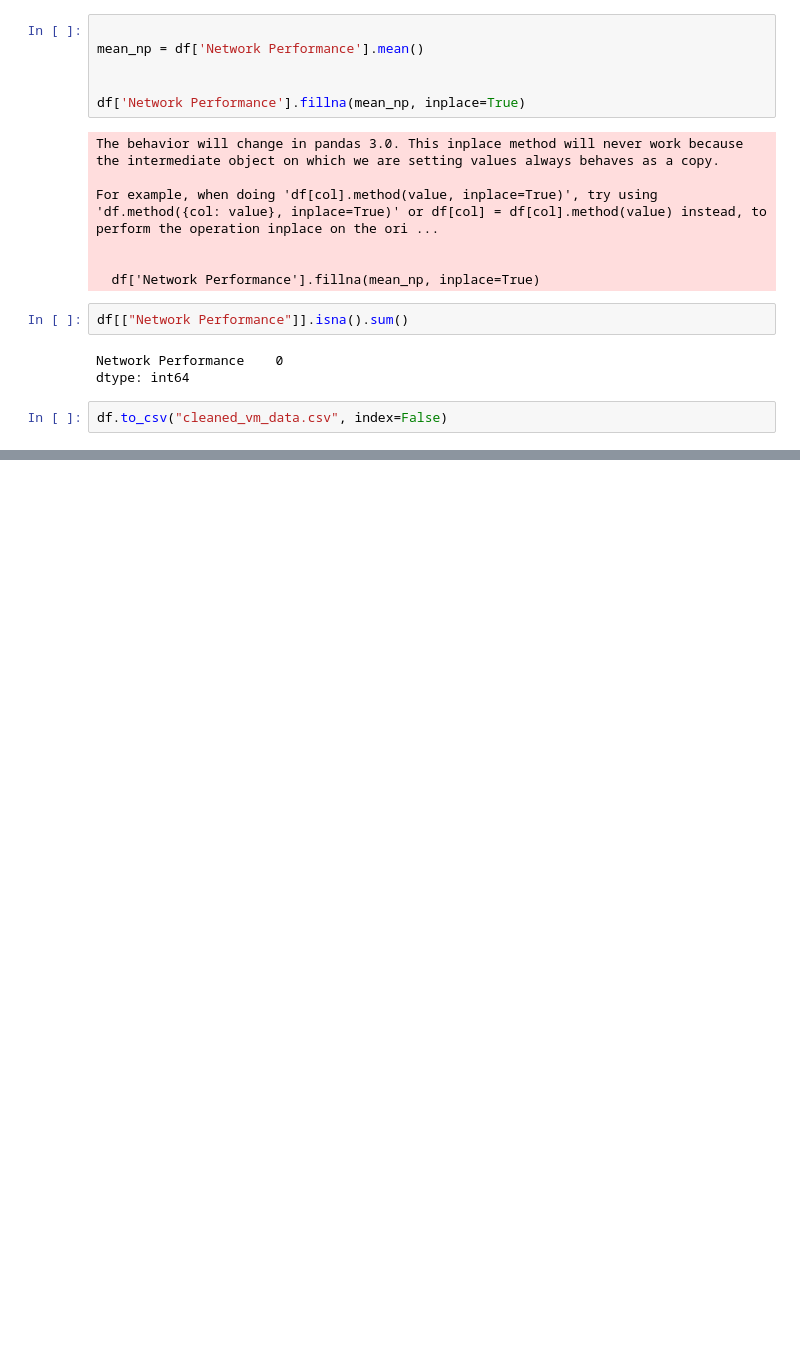
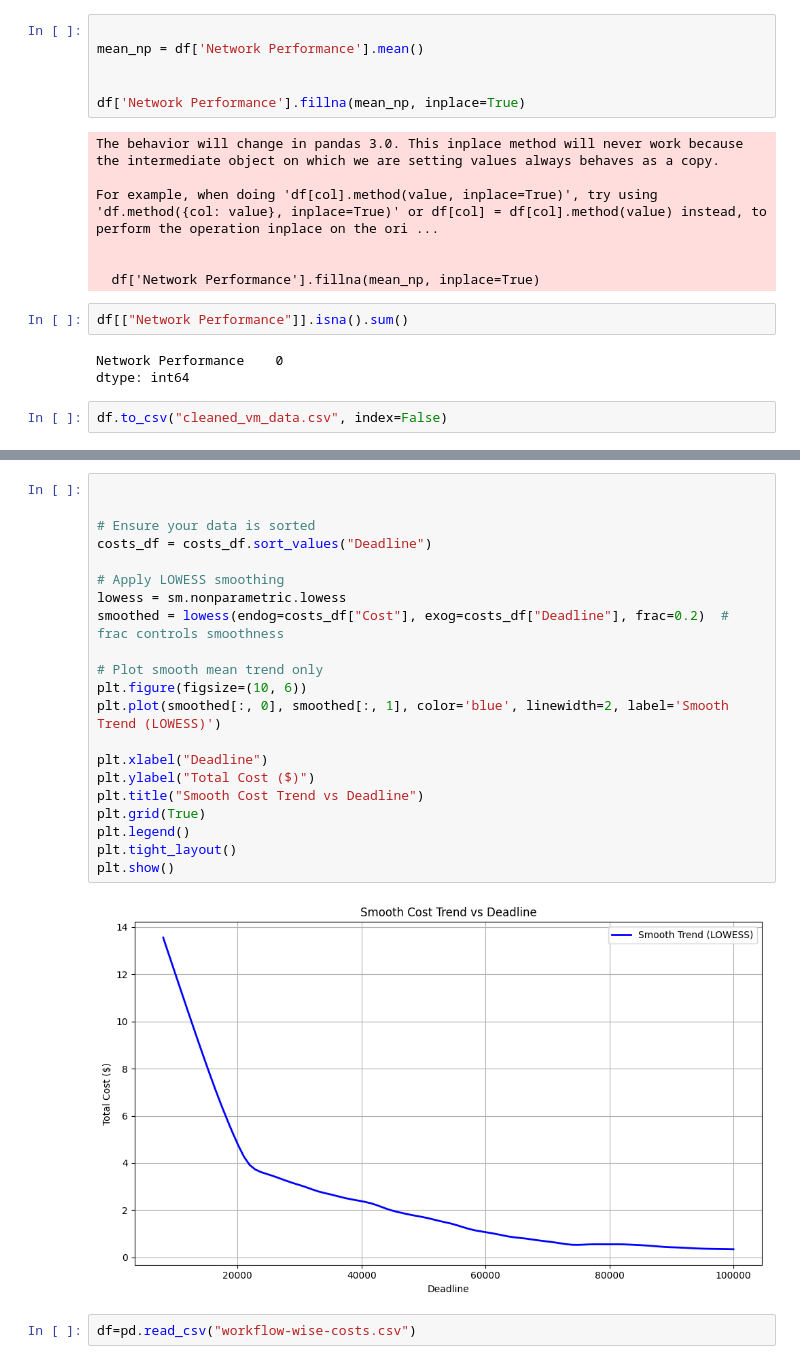
Before and after one commit to MauryaSamanta/workflow-scheduler, a Jupyter notebook: workflow/file.ipynb, the cells around one changed output, grey strips where cells are left out. Cells and saved outputs as stored; diff of their text form; blank space fills up the shorter version.

```diff
--- a/workflow/file.ipynb
+++ b/workflow/file.ipynb
@@ -155,0 +195,25 @@ df.to_csv("cleaned_vm_data.csv", index=False)
+# %%
+
+
+# Ensure your data is sorted
+costs_df = costs_df.sort_values("Deadline")
+
+# Apply LOWESS smoothing
+lowess = sm.nonparametric.lowess
+smoothed = lowess(endog=costs_df["Cost"], exog=costs_df["Deadline"], frac=0.2)  # frac controls smoothness
+
+# Plot smooth mean trend only
+plt.figure(figsize=(10, 6))
+plt.plot(smoothed[:, 0], smoothed[:, 1], color='blue', linewidth=2, label='Smooth Trend (LOWESS)')
+
+plt.xlabel("Deadline")
+plt.ylabel("Total Cost ($)")
+plt.title("Smooth Cost Trend vs Deadline")
+plt.grid(True)
+plt.legend()
+plt.tight_layout()
+plt.show()
+# %% [output]
+[figure, added]
+# %%
+df=pd.read_csv("workflow-wise-costs.csv")
```
Also changed, not shown: parts of 12 cells of this notebook, 7 other files.
